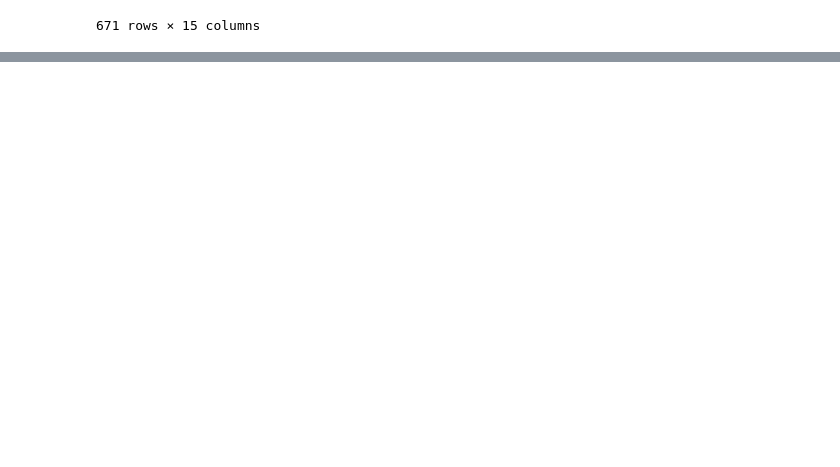
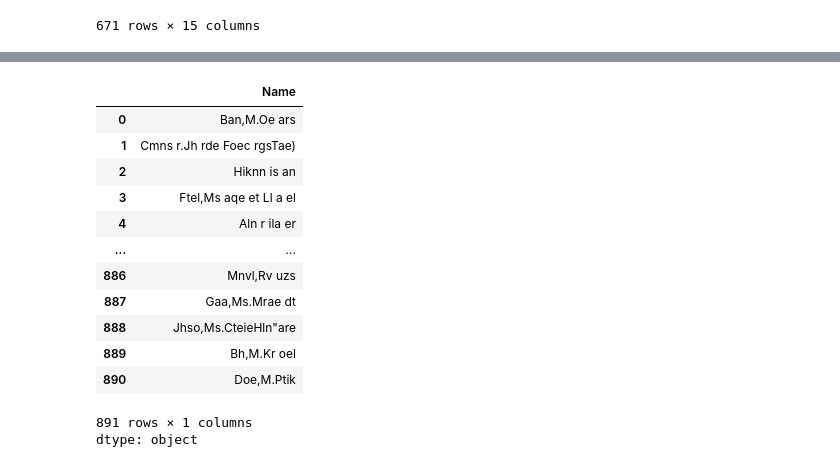
Before and after one commit to Muhammad-Waleed-Source/Pandas, a Jupyter notebook: Pandas_7_Vectorized_Strings_DateTime.ipynb, the cells around one changed output, grey strips where cells are left out. Cells and saved outputs as stored; diff of their text form; code cells hidden in the pictures; blank space fills up the shorter version.

```diff
--- a/Pandas_7_Vectorized_Strings_DateTime.ipynb
+++ b/Pandas_7_Vectorized_Strings_DateTime.ipynb
@@ -415,0 +436,18 @@ df_copy[df_copy['lastname'].str.contains('^[^aeiouAEIOU].*[^aeiouAEIOU]$')]
+# %%
+# alternate characters
+df['Name'].str[::2]
+# %% [output]
+|  | Name |
+| 0 | Ban,M.Oe ars |
+| 1 | Cmns r.Jh rde Foec rgsTae) |
+| 2 | Hiknn is an |
+| 3 | Ftel,Ms aqe et Ll a el |
+| 4 | Aln r ila er |
+| ... | ... |
+| 886 | Mnvl,Rv uzs |
+| 887 | Gaa,Ms.Mrae dt |
+| 888 | Jhso,Ms.CteieHln"are |
+| 889 | Bh,M.Kr oel |
+| 890 | Doe,M.Ptik |
+891 rows × 1 columns
+dtype: object
```
Also changed, not shown: parts of 2 cells of this notebook.
